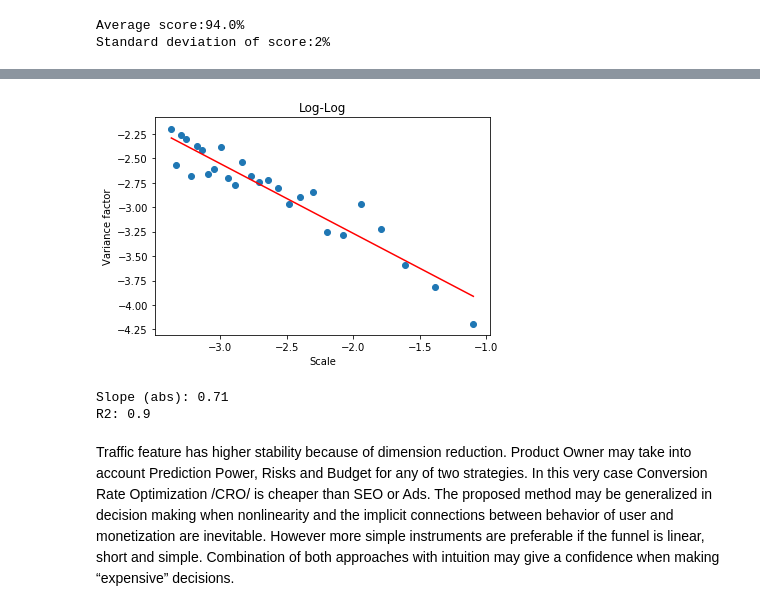
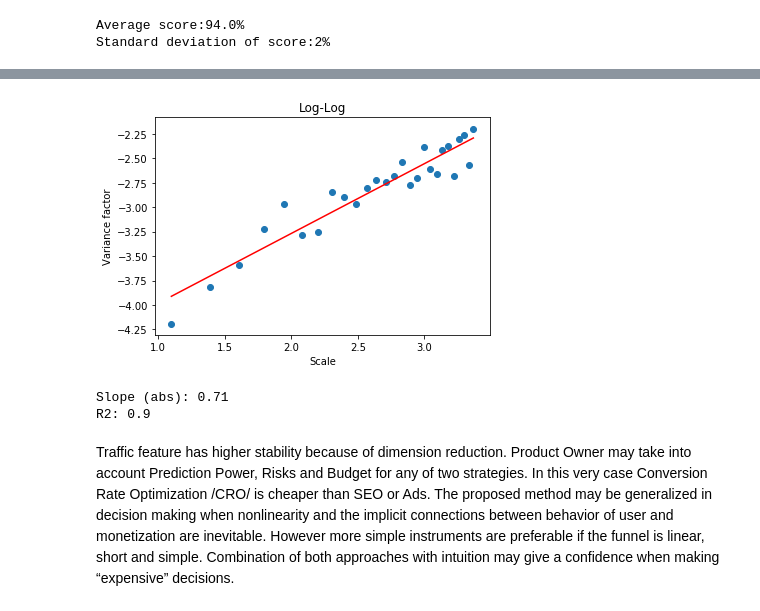
Before and after one commit to SergeyKamenshchikov/MARKETING, a Jupyter notebook: web_ml_new.ipynb, the cells around one changed output, grey strips where cells are left out. Saved outputs shown, nothing was run; the diff lists cells and outputs as text; code cells hidden in the pictures.

```diff
--- a/web_ml_new.ipynb
+++ b/web_ml_new.ipynb
@@ -223,6 +223,6 @@ for item in range(3,30):
     score_cv.append(score_med)
     score_sc.append(score_scatter) #score scattering
 
-    if (item % 5)==0:
+    if (item % 2)==0:
         print('Splits:'+str(item)+' Median: '+str(round(score_med,2)))
 # %% [output]
@@ -281,6 +289,6 @@ for item in range(3,30):
     score_cv.append(score_med)
     score_sc.append(score_scatter) #score scattering
 
-    if (item % 5)==0:
+    if (item % 2)==0:
         print('Splits:'+str(item)+' Median: '+str(round(score_med,2)))
 # %% [output]
@@ -292,20 +308,20 @@ Splits:25 Median: 0.96
 # %%
 var_factor=[log(x/y) for x,y in zip(score_sc,score_cv)]
-scale=[log(1/x) for x in cv_num]
+scale=[log(x) for x in cv_num]
 
 plt.scatter(scale,var_factor)
 plt.plot(np.unique(scale),np.poly1d(np.polyfit(scale,var_factor,1))(np.unique(scale)),'r')
 plt.title('Log-Log')
 plt.xlabel('Scale')
 plt.ylabel('Variance factor')
 plt.show()
 
 R2=round((np.corrcoef(scale,var_factor)[0,1])**2,2)
 b,m=polyfit(scale,var_factor,1)
 print('Slope (abs):',abs(round(100*m)/100))
 print('R2:',R2)
 # %% [output]
-[figure, old version]
+[figure, new version]
 Slope (abs): 0.71
 R2: 0.9
 # %% [markdown]
```
Also changed, not shown: parts of 3 cells of this notebook.
